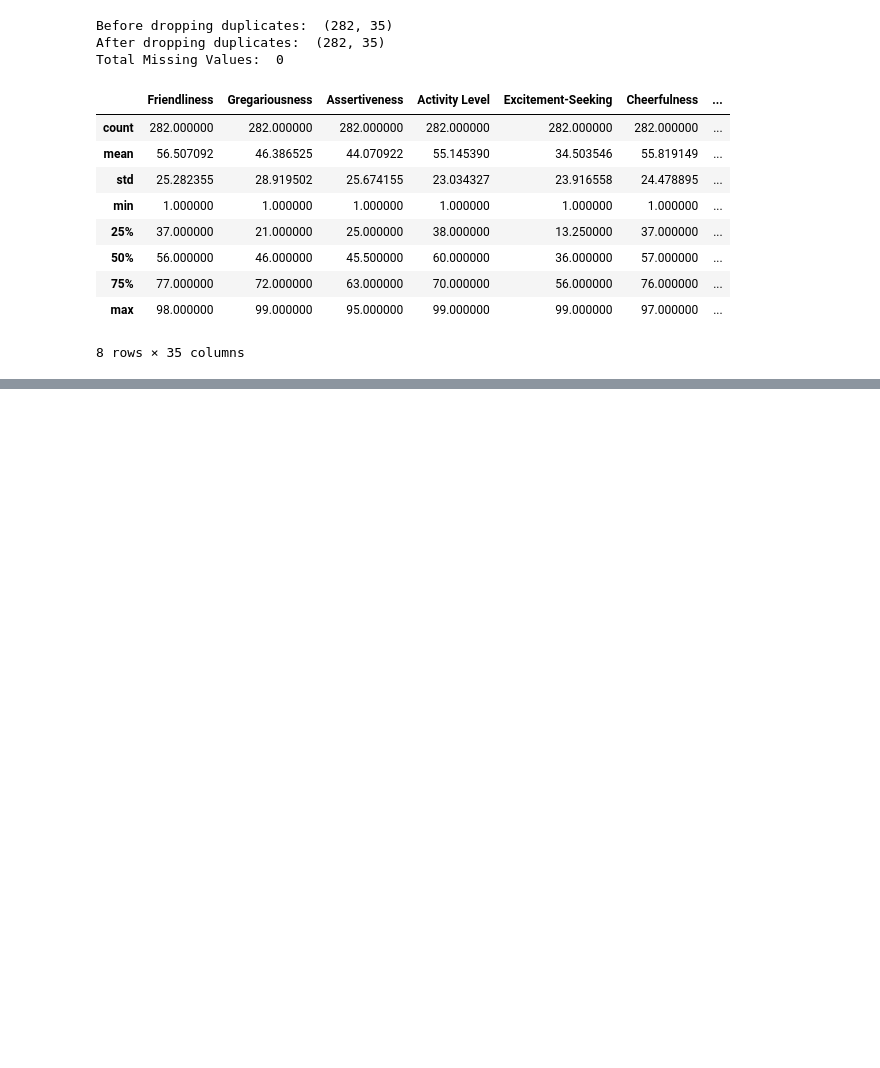
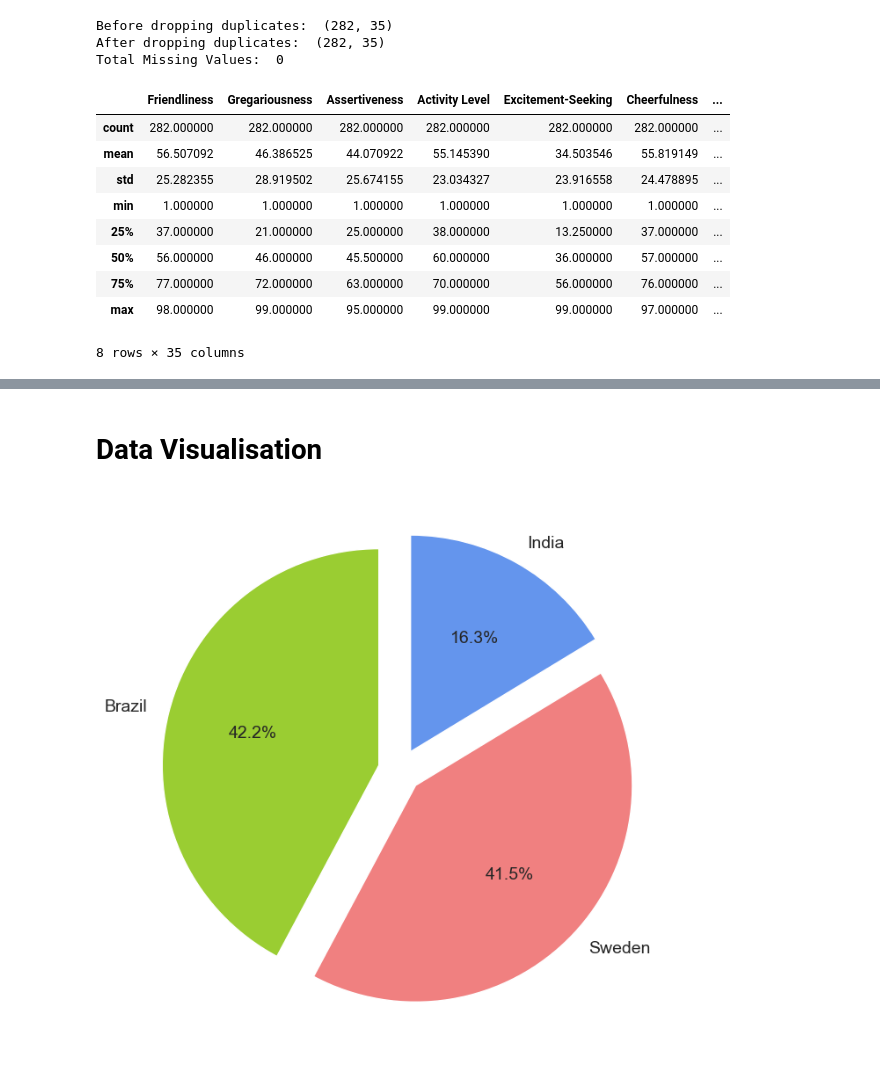
Before and after one commit to moon1201/PersonalityAndTeamClimate, a Jupyter notebook: EDA.ipynb, the cells around one changed output, grey strips where cells are left out. Cells and saved outputs as stored; diff of their text form; code cells hidden in the pictures; blank space fills up the shorter version.

```diff
--- a/EDA.ipynb
+++ b/EDA.ipynb
@@ -12,4 +18,16 @@ df_all_features = pd.read_excel('All_data_correct.xlsx')
 df_all_features.drop(columns=["Responsibility", "Listening_skills", "Questioning_skills", "Team_participation", "Teamwork_oriented"], inplace=True)
 df_5_features = df_5_features.iloc[:,2:]
 df_all_features = df_all_features.iloc[:, 2:]
+
+id_mapping = {
+    'CIL CFT12': 'CFT12',
+    'RM CFT59': 'CFT59'
+}
+
+df_all_features['StandardizedTeamID'] = df_all_features['Team ID'].replace(id_mapping)
+
+df_se1 = df_all_features.loc[(df_all_features['country data collected'] == 'Sweden') & (df_all_features['Data source'] == 'Ericsson 2018')].reset_index(drop=True)
+df_se2 = df_all_features.loc[(df_all_features['country data collected'] == 'Sweden') & (df_all_features['Data source'] == 'Ericsson 2020')].reset_index(drop=True)
+df_bz = df_all_features.loc[(df_all_features['country data collected'] == 'Brazil') & (df_all_features['Data source'] == 'Brazil 2021')].reset_index(drop=True)
+df_in = df_all_features.loc[df_all_features['country data collected'] == 'India'].reset_index(drop=True)
 # %%
@@ -88,0 +102,17 @@ plt.savefig('correlation_matrix_30.png')
+# %% [markdown]
+# Data Visualisation
+# %%
+plt.rcParams['figure.figsize'] = 8,8
+# Indexing labels. tolist() will convert the index to list for easy manipulation
+labels = df_all_features['country data collected'].value_counts().index.tolist()
+# Convert value counts to list
+sizes = df_all_features['country data collected'].value_counts().tolist()
+# As the name suggest, explode will determine how much each section is separated from each other
+explode = (0.1, 0.1, 0.1)
+# Determine colour of pie chart
+colors = ['yellowgreen', 'lightcoral', 'cornflowerblue']
+plt.pie(sizes, explode=explode, labels=labels, colors=colors, autopct='%1.1f%%',startangle=90, textprops={'fontsize': 14})
+plt.savefig('./images/pie_division.png')
+# plt.show()
+# %% [output]
+[figure, added]
```
Also changed, not shown: parts of 11 cells of this notebook, 11 other files.
